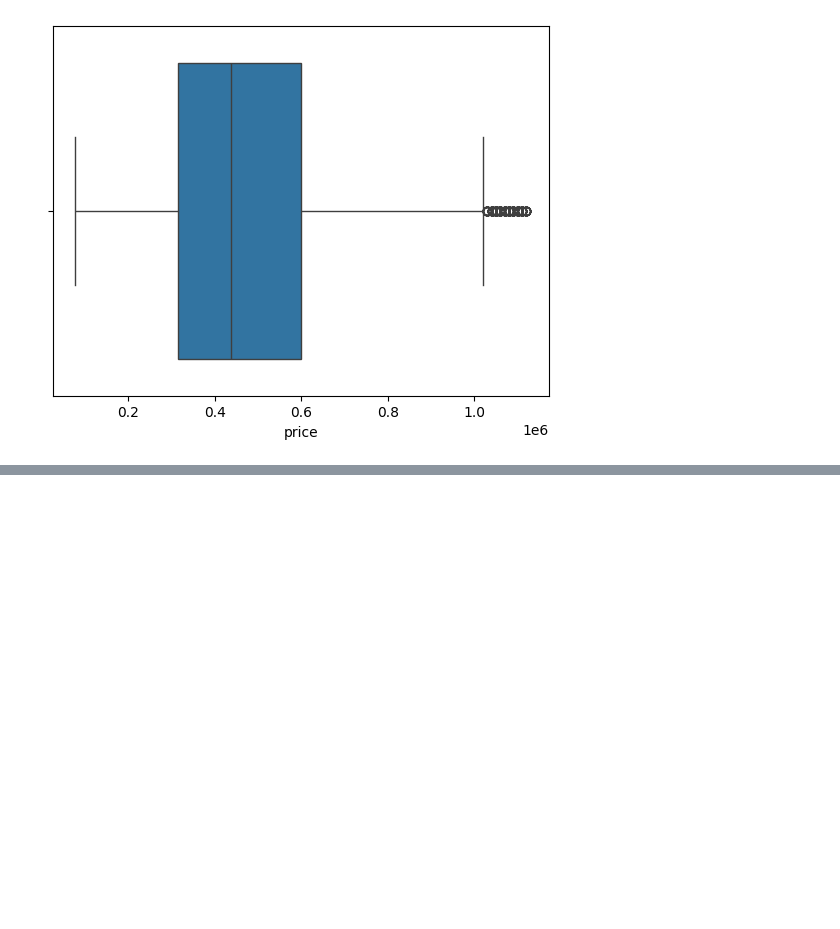
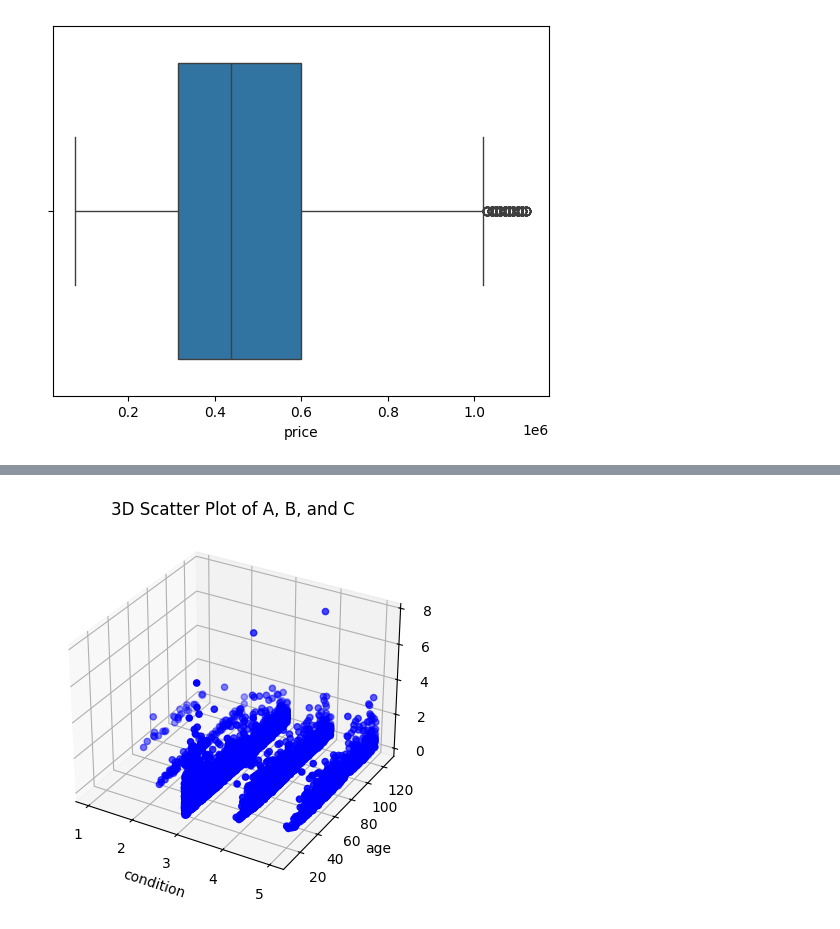
Before and after one commit to BasaJess/250213_DS_EDA_Project, a Jupyter notebook: 3_EDA_Excercise.ipynb, the cells around one changed output, grey strips where cells are left out. Cells and saved outputs as stored; diff of their text form; code cells hidden in the pictures; blank space fills up the shorter version.

```diff
--- a/3_EDA_Excercise.ipynb
+++ b/3_EDA_Excercise.ipynb
@@ -136,3 +182,35 @@ m3
+# %%
+# create a 3D scatter plot where X-axis ins the age, Y is the condition and Z is the sale price
+# if not possible , use a 2D scatter with different colors inddicating whether the house has been remodeled
+from mpl_toolkits.mplot3d import Axes3D
+
+data = df[['condition', 'yr_built', 'price']].copy() # prepare data in a new df
+# Perform an arithmetic operation: create a new column 'age' as the difference of '2025' and 'yr_built'
+data['age'] = 2025 - data['yr_built']
+data = data[['condition', 'age', 'price']]
+# initialize the figure and 3D axis
+fig = plt.figure()
+ax = fig.add_subplot(111, projection = '3d')
+# plot data
+ax.scatter(data['condition'], data['age'], data['price'], c='b', marker='o')
+# set labels
+ax.set_xlabel('condition')
+ax.set_ylabel('age')
+ax.set_zlabel('price')
+ax.set_title('3D Scatter Plot of A, B, and C')
+
+import plotly.express as px
+
+# Create 3D scatter plot
+fig = px.scatter_3d(data, x='condition', y='age', z='price', title='Interactive 3D Scatter Plot')
+# Update layout for larger size
+fig.update_layout(
+    width=1200,  # Width in pixels
+    height=800   # Height in pixels
+)
+fig.show()
+# %% [output]
+[figure, added]
 # %%
 # Bar graph comparing views and Price
 # %%
```
Also changed, not shown: parts of 5 cells of this notebook, 5 other files.
